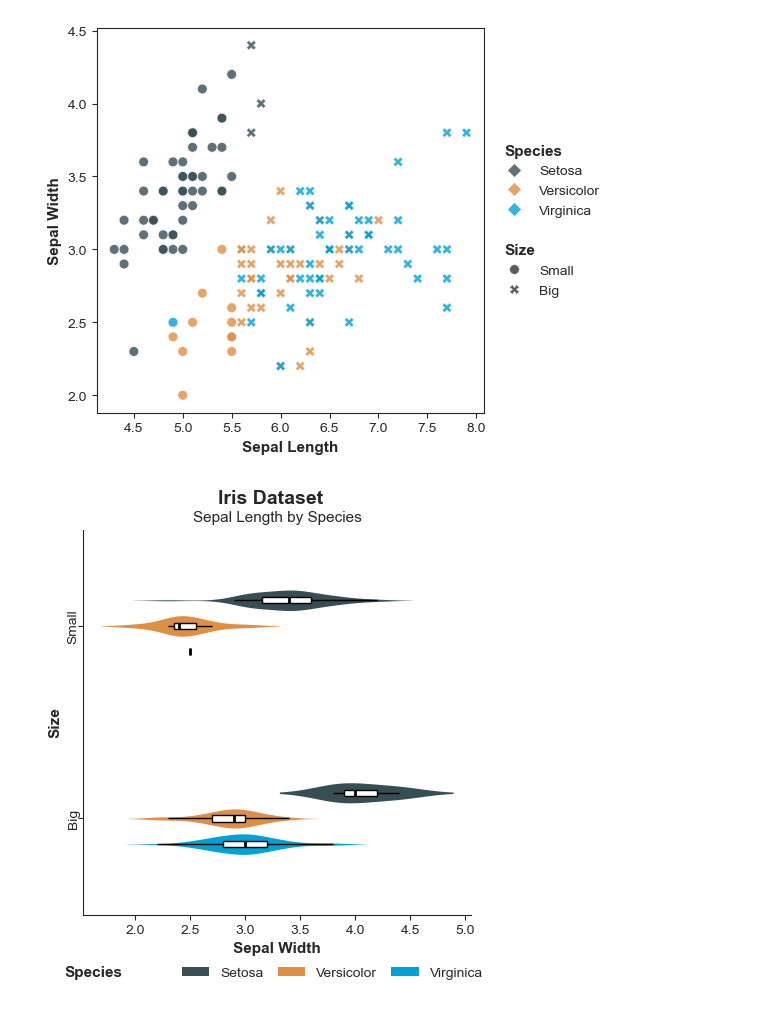
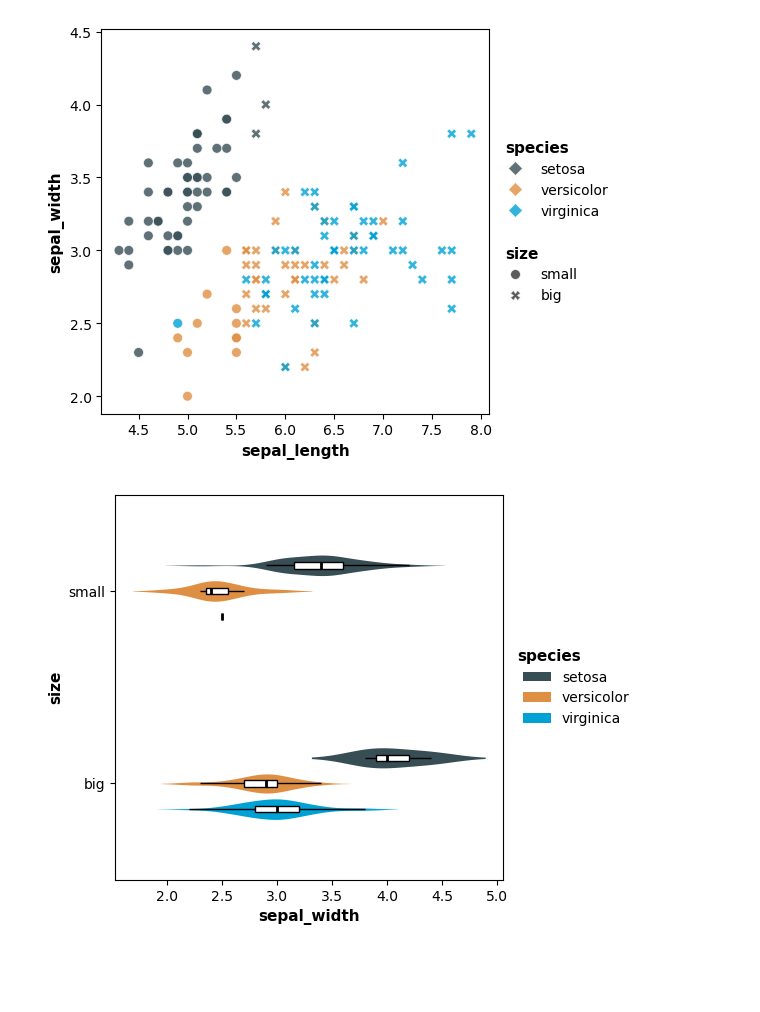
Before and after one commit to kantonopoulos/sciviz, a Jupyter notebook: sciviz/sciviz/src/test.ipynb, the cells around one changed output. Cells and saved outputs as stored; diff of their text form; code cells hidden in the pictures; blank space fills up the shorter version.

```diff
--- a/sciviz/sciviz/src/test.ipynb
+++ b/sciviz/sciviz/src/test.ipynb
@@ -48,7 +57,7 @@ iris['size'] = iris['sepal_length'].apply(lambda x: 'big' if x > 5.5 else 'small
 
 # Create the visualization with faceting by species
 ax = sciviz(iris, height=5, aspect=1)
-ax = point(ax=ax, data=iris, x="sepal_length", y="sepal_width", color='species', style='size', alpha = 0.8, marker_size = 5, marker_style = 'D', format_labels=True, show_legend=True)
+ax = point(ax=ax, data=iris, x="sepal_length", y="sepal_width", color='species', style='size', alpha = 0.8, marker_size = 5, marker_style = 'D', format_labels=False, show_legend=True)
 user_labels = {'Species': ['setossa', 'virginica', 'versicolor'], 'sepal_length': ['4.8', '15', '6.0', '6.6', '7.2', '7.8']}
 
 '''ax = theme(ax,
@@ -81,35 +90,35 @@ user_labels = {'Species': ['setossa', 'virginica', 'versicolor'], 'sepal_length'
            legend_pos=['side', 1.15, 0.5])'''
 plt.show()
 # %% [output]
-[figure, old version]
+[figure, new version]
 # %%
 iris = sns.load_dataset('iris')
 iris['size'] = iris['sepal_length'].apply(lambda x: 'big' if x > 5.5 else 'small')
 
 # Create the visualization with faceting by species
 ax = sciviz(iris, height=5, aspect=1)
-ax = violin(ax=ax, data=iris, y='size', x='sepal_width', color='species', split=False, orient='h', alpha=1, show_legend=True, box=True)
+ax = violin(ax=ax, data=iris, y='size', x='sepal_width', color='species', split=False, orient='h', alpha=1, show_legend=True, box=True, format_labels=False)
 
 user_labels = {'Species': ['Setosa', 'Versicolor', 'Virginica']}
-ax = theme(ax,
+'''ax = theme(ax,
            title="Iris Dataset",
            subtitle="Sepal Length by Species",
            title_size=14,
            #yticks=[0, 1, 2],
            yticks_angle=90,
            #yticks_labels=['Setosa', 'Versicolor', 'Virginica'],
            theme="classic",
            legend=True,
            legend_labels=user_labels,
            legendtitles_size=11,
            legendtitles_weight="bold",
            legendlabels_size=10,
            legendlabels_weight="normal",
-           legend_pos="bottom")
+           legend_pos="bottom")'''
 
 plt.show()
 # %% [output]
-[figure, old version]
+[figure, new version]
 # %%
 iris = sns.load_dataset('iris')
 iris['size'] = iris['sepal_length'].apply(lambda x: 'big' if x > 5.5 else 'small')
```
Also changed, not shown: parts of 7 cells of this notebook, 12 other files.
